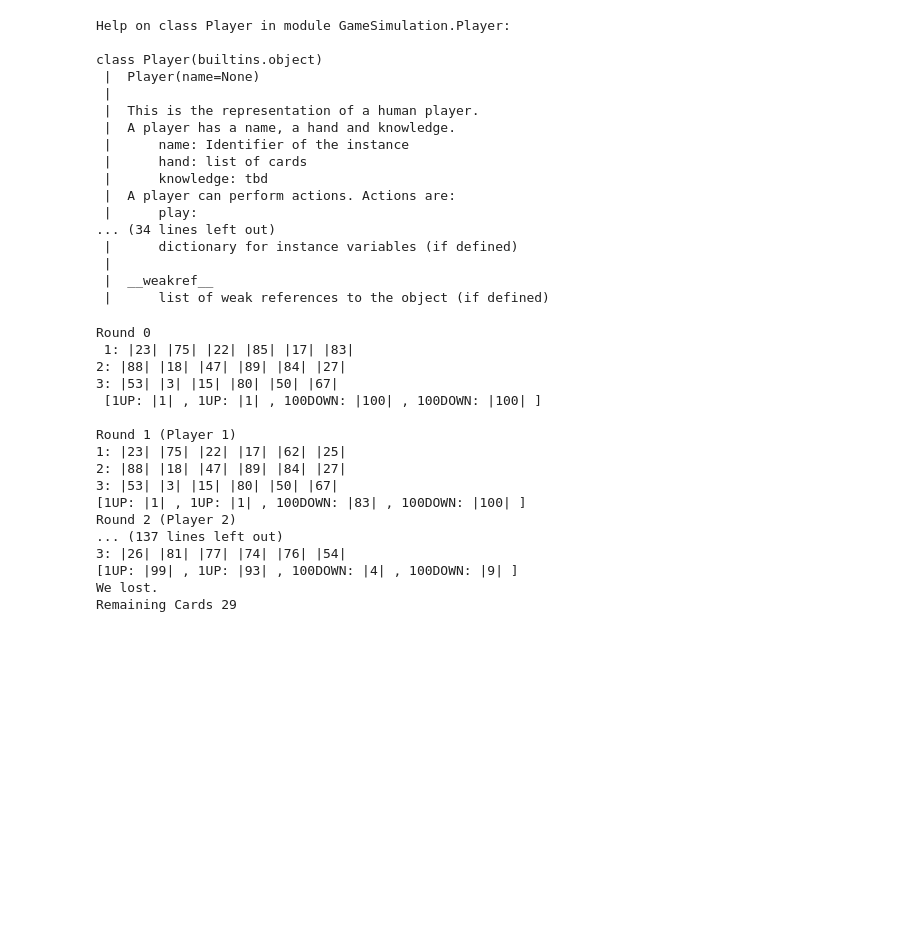
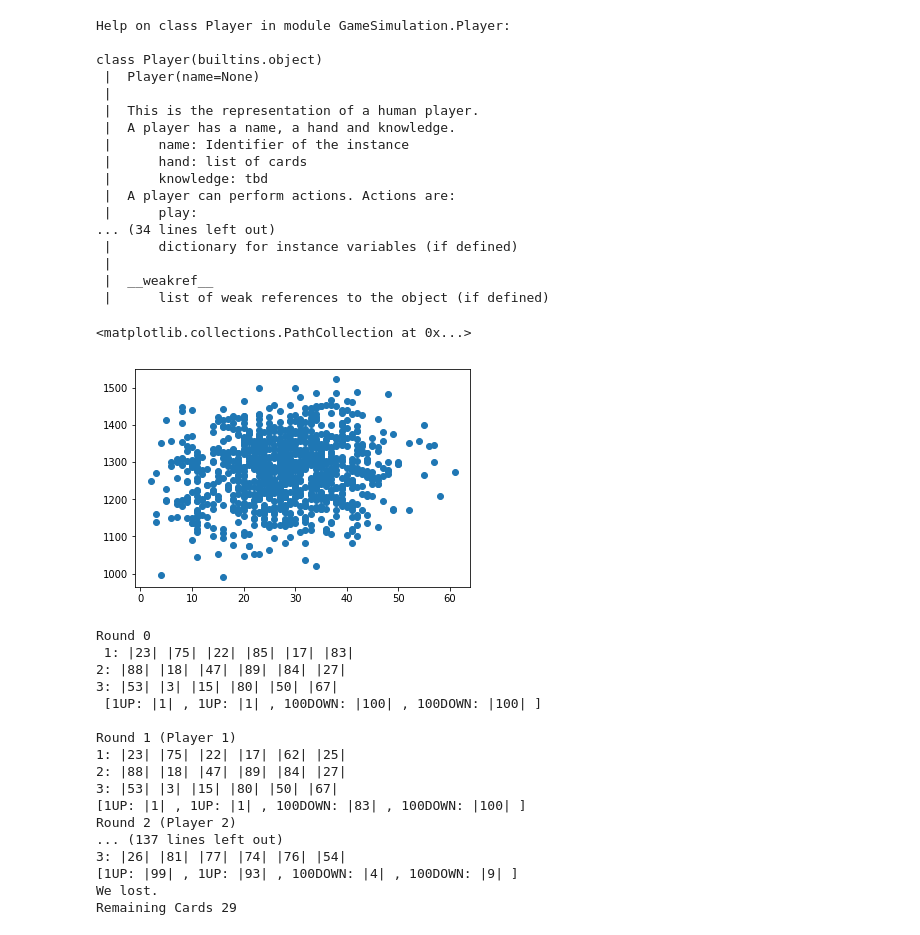
Before and after one commit to paszin/board-game-simulation, a Jupyter notebook: src/notebooks/Scenario1.ipynb, the cells around one changed output. Cells and saved outputs as stored; diff of their text form; code cells hidden in the pictures; blank space fills up the shorter version.

```diff
--- a/src/notebooks/Scenario1.ipynb
+++ b/src/notebooks/Scenario1.ipynb
@@ -11,8 +17,11 @@ from GameSimulation import Card, CardStack, Player, GameState, Game
 # %%
+
 scores = []
-for i in range(100):
+rates = []
+for i in range(1000):
     game = Game(players_count=3, cards_per_player=6)
     game.setup()
+    rates.append(rate_stack(game.gamestate.draw_pile))
     game.play(quiet=True)
     scores.append(game.score)
 # %%
@@ -45,6 +54,13 @@ class Player(builtins.object)
  |
  |  __weakref__
  |      list of weak references to the object (if defined)
+# %%
+zip(scores, rates)
+
+plt.scatter(x=scores, y=rates)
+# %% [output]
+<matplotlib.collections.PathCollection at 0x...>
+[figure, added]
 # %%
 game = Game(players_count=3, cards_per_player=6)
 game.setup()
```
Also changed, not shown: parts of 1 cell of this notebook, 18 other files.
